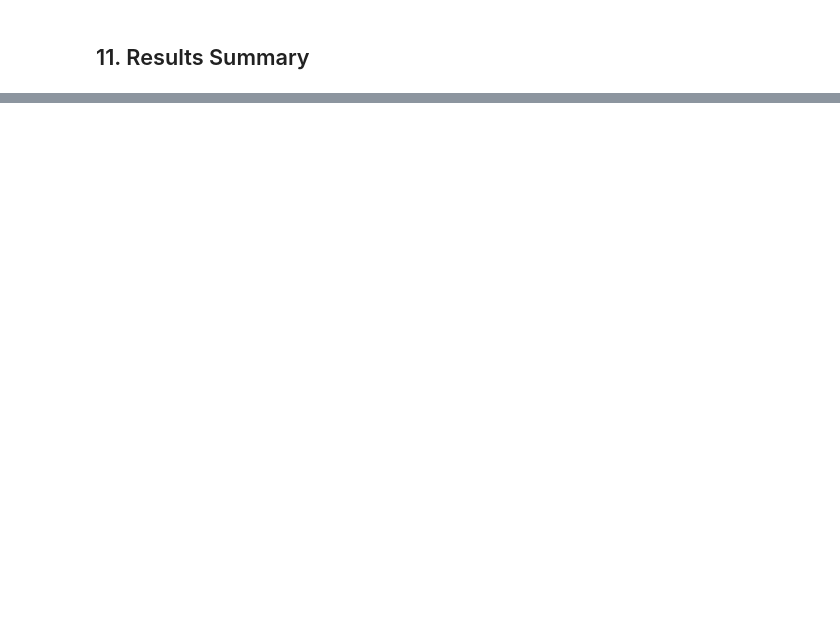
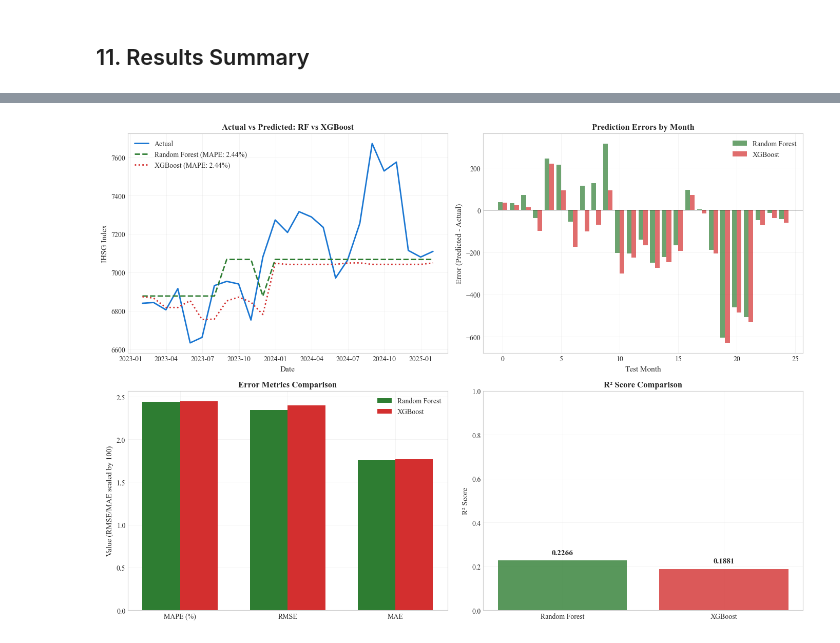
Before and after one commit to ravsssh/tesis-hakam, a Jupyter notebook: model-1.ipynb, the cells around one changed output, grey strips where cells are left out. Drawn from its saved outputs; the diff is of its cells as text; code cells hidden in the pictures; blank space fills up the shorter version.

Commit message:
finish model1 and progress model2

```diff
--- a/model-1.ipynb
+++ b/model-1.ipynb
@@ -322,22 +310,33 @@ NPL_Ratio       : -0.4360 (Moderate ↓ Negative)
 TARGET_COL = 'IHSG'
 COVARIATE_COLS = ['Inflation_YoY', 'M2_YoY', 'USDIDR', 'BI_Rate', 'NPL_Ratio']
 
-# Set Date as index with monthly frequency
+# =========================================================================
+# SET DATE INDEX WITH MONTHLY FREQUENCY
+# =========================================================================
+# For monthly data, we use month-end frequency ('ME')
+
 df_ts = df_clean.set_index('Date')
-df_ts = df_ts.asfreq('ME')  # Month End frequency
+df_ts = df_ts.asfreq('ME')  # Month-End frequency
+
+# Check for any missing months and forward fill if needed
+if df_ts.isnull().any().any():
+    print(f"Warning: Found {df_ts.isnull().sum().sum()} missing values, forward filling...")
+    df_ts = df_ts.ffill()
 
 # Create target TimeSeries
 target_series = TimeSeries.from_dataframe(
     df_ts,
     value_cols=TARGET_COL,
-    fill_missing_dates=True
+    fill_missing_dates=True,
+    freq='ME'  # Month-End frequency
 )
 
 # Create covariates TimeSeries
 covariates = TimeSeries.from_dataframe(
     df_ts,
     value_cols=COVARIATE_COLS,
-    fill_missing_dates=True
+    fill_missing_dates=True,
+    freq='ME'  # Month-End frequency
 )
 
 print("="*60)
@@ -919,0 +1432,74 @@ results_df.round(2)
+# %%
+# =========================================================================
+# VISUALIZATION: RANDOM FOREST vs XGBOOST
+# =========================================================================
+fig, axes = plt.subplots(2, 2, figsize=(14, 10))
+
+# Plot 1: Actual vs Predictions (Both Models)
+ax1 = axes[0, 0]
+ax1.plot(test_actual.time_index, test_actual.values(),
+         label='Actual', color=COLORS['actual'], linewidth=2)
+ax1.plot(predictions.time_index, predictions.values(),
+         label=f'Random Forest (MAPE: {mape_score:.2f}%)',
+         color=COLORS['IHSG'], linewidth=2, linestyle='--')
+ax1.plot(xgb_predictions.time_index, xgb_predictions.values(),
+         label=f'XGBoost (MAPE: {xgb_mape:.2f}%)',
+         color=COLORS['predicted'], linewidth=2, linestyle=':')
+ax1.set_title('Actual vs Predicted: RF vs XGBoost', fontsize=12, fontweight='bold')
+ax1.set_xlabel('Date')
+ax1.set_ylabel('IHSG Index')
+ax1.legend(loc='upper left', framealpha=0.9)
+ax1.grid(True, alpha=0.3)
+
+# Plot 2: Prediction Errors
+ax2 = axes[0, 1]
+rf_errors = (predictions.values().flatten() - test_actual.values().flatten())
+xgb_errors = (xgb_predictions.values().flatten() - test_actual.values().flatten())
+ax2.bar(np.arange(len(rf_errors)) - 0.2, rf_errors, 0.4,
+        label='Random Forest', color=COLORS['IHSG'], alpha=0.7)
+ax2.bar(np.arange(len(xgb_errors)) + 0.2, xgb_errors, 0.4,
+        label='XGBoost', color=COLORS['predicted'], alpha=0.7)
+ax2.axhline(y=0, color='black', linestyle='-', linewidth=0.5)
+ax2.set_title('Prediction Errors by Month', fontsize=12, fontweight='bold')
+ax2.set_xlabel('Test Month')
+ax2.set_ylabel('Error (Predicted - Actual)')
+ax2.legend(loc='upper right', framealpha=0.9)
+ax2.grid(True, alpha=0.3)
+
+# Plot 3: Metrics Comparison Bar Chart
+ax3 = axes[1, 0]
+metrics = ['MAPE (%)', 'RMSE', 'MAE']
+rf_values = [mape_score, rmse_score/100, mae_score/100]  # Scaled for visibility
+xgb_values = [xgb_mape, xgb_rmse/100, xgb_mae/100]
+x = np.arange(len(metrics))
+width = 0.35
+bars1 = ax3.bar(x - width/2, rf_values, width, label='Random Forest', color=COLORS['IHSG'])
+bars2 = ax3.bar(x + width/2, xgb_values, width, label='XGBoost', color=COLORS['predicted'])
+ax3.set_ylabel('Value (RMSE/MAE scaled by 100)')
+ax3.set_title('Error Metrics Comparison', fontsize=12, fontweight='bold')
+ax3.set_xticks(x)
+ax3.set_xticklabels(metrics)
+ax3.legend(loc='upper right', framealpha=0.9)
+ax3.grid(True, alpha=0.3, axis='y')
+
+# Plot 4: R² Comparison
+ax4 = axes[1, 1]
+models = ['Random Forest', 'XGBoost']
+r2_values = [r2, xgb_r2]
+colors_bar = [COLORS['IHSG'], COLORS['predicted']]
+bars = ax4.bar(models, r2_values, color=colors_bar, alpha=0.8)
+ax4.set_ylabel('R² Score')
+ax4.set_title('R² Score Comparison', fontsize=12, fontweight='bold')
+ax4.set_ylim(0, 1)
+for bar, val in zip(bars, r2_values):
+    ax4.text(bar.get_x() + bar.get_width()/2, bar.get_height() + 0.02,
+             f'{val:.4f}', ha='center', va='bottom', fontsize=11, fontweight='bold')
+ax4.grid(True, alpha=0.3, axis='y')
+
+plt.tight_layout()
+plt.savefig('model_comparison_rf_xgb.png', dpi=300, bbox_inches='tight')
+plt.show()
+
+print("✅ Figure saved: model_comparison_rf_xgb.png (300 DPI)")
+# %% [output]
+[figure, added]
```
Also changed, not shown: parts of 29 cells of this notebook, 18 other files.
